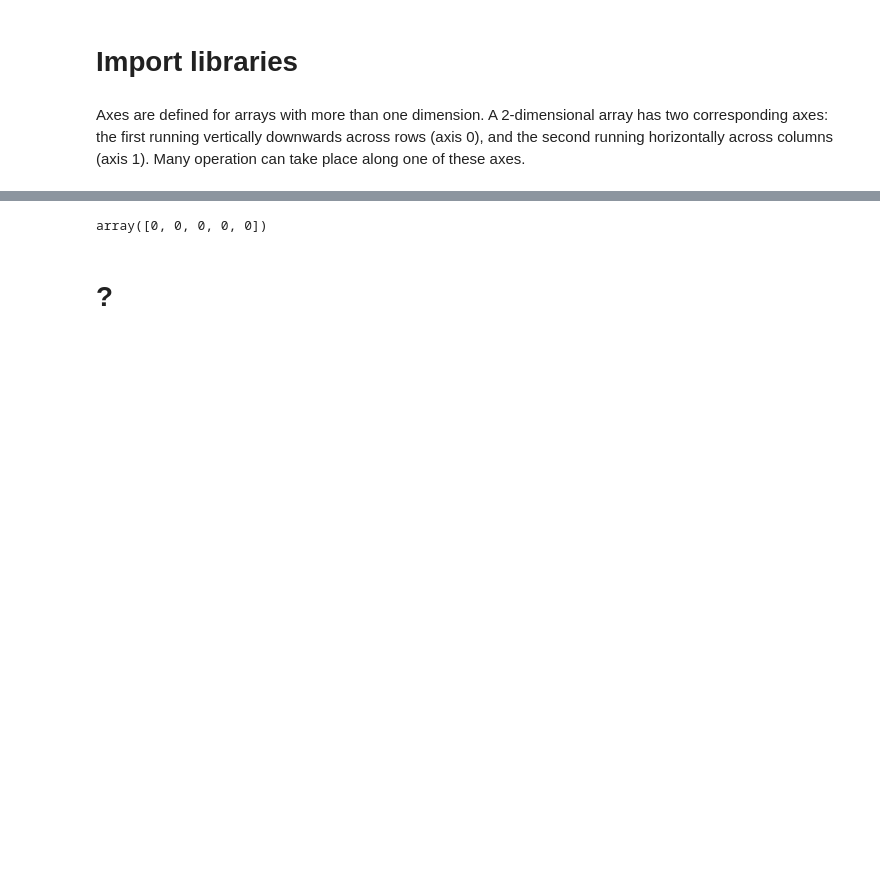
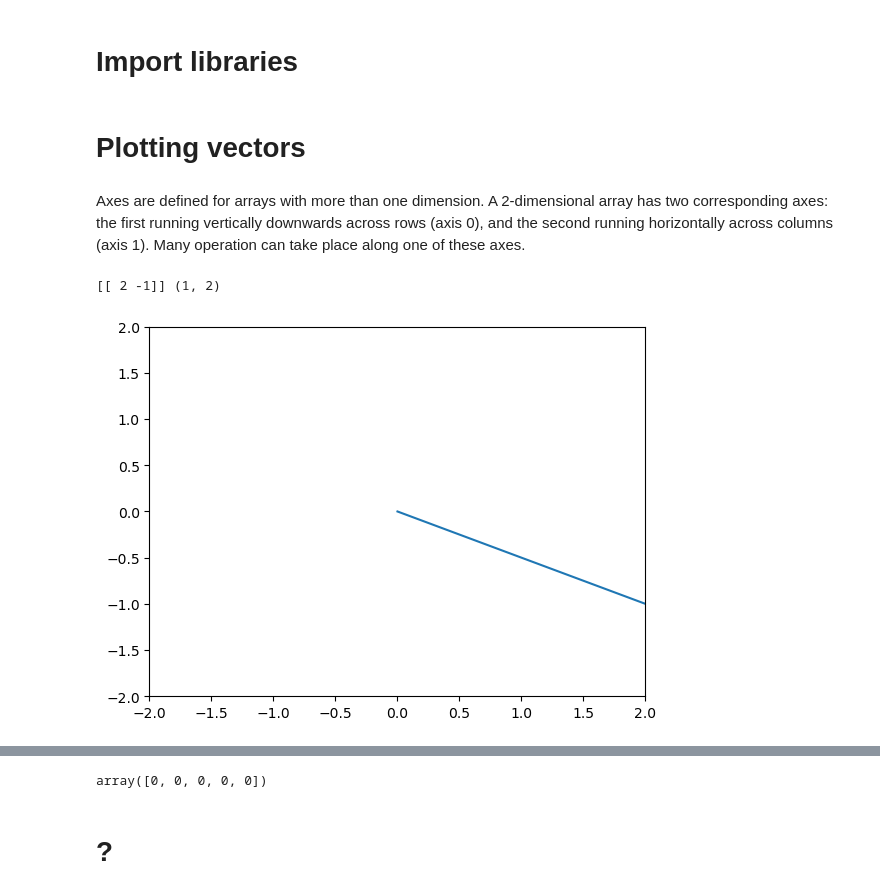
Before and after one commit to SENATOROVAI/python-Tatiana, a Jupyter notebook: Python/lesson_numpy.ipynb, the cells around one changed output, grey strips where cells are left out. Drawn from its saved outputs; the diff is of its cells as text; code cells hidden in the pictures; blank space fills up the shorter version.

```diff
--- a/Python/lesson_numpy.ipynb
+++ b/Python/lesson_numpy.ipynb
@@ -3,6 +3,18 @@
 # %%
 import numpy as np
 import matplotlib.pyplot as plt
+# %% [markdown]
+# Plotting vectors
 # %% [markdown]
 Axes are defined for arrays with more than one dimension. A 2-dimensional array has two corresponding axes: the first running vertically downwards across rows (axis 0), and the second running horizontally across columns (axis 1). Many operation can take place along one of these axes.
+# %%
+# # Display row vector ([[]])
+v_r = np.array([[2, -1]]) # tail [2,-1]
+plt.plot([0,v_r[0][0]], [0, v_r[0][1]]) # v[0]- first row, v[0][0] - first row, first column(equals 2),
+# v[0][1]]- first row, second column(equals -1)
+plt.axis([-2, 2, -2, 2])# OX(axis=1) (-3, 3), OX(axis=0):(-3, 3)
+print(v_r , v_r.shape)
+# %% [output]
+[[ 2 -1]] (1, 2)
+[figure, added]
 # %%
```
Also changed, not shown: parts of 34 cells of this notebook, 4 other files.
